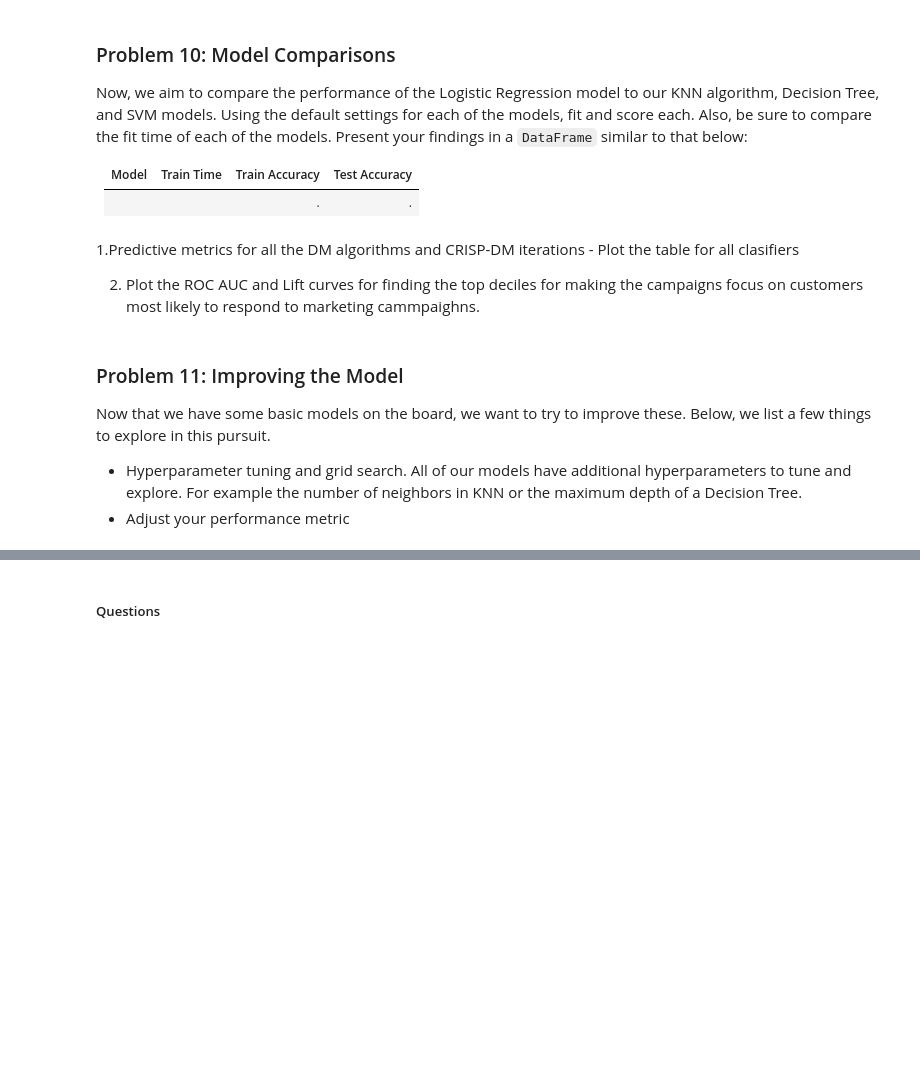
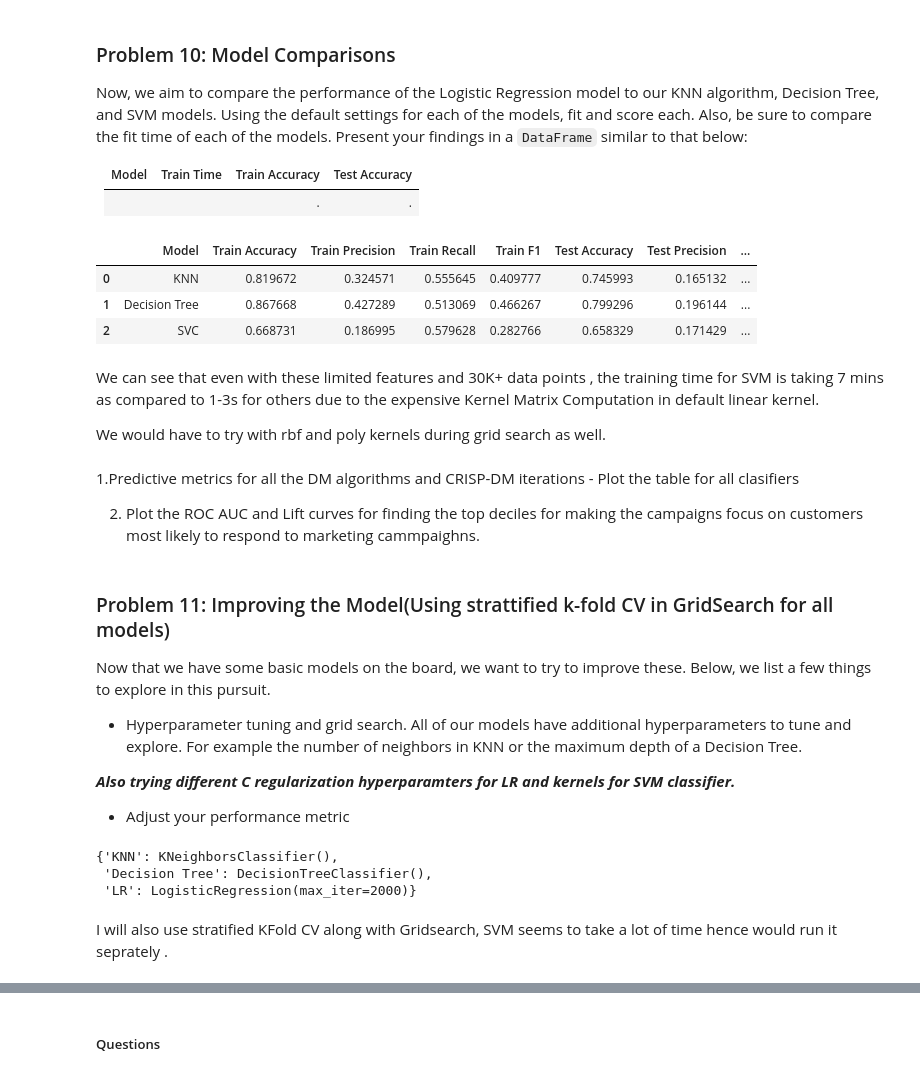
Before and after one commit to Subroy1/MSAI_AllPracticeModules, a Jupyter notebook: Module 17/prompt_III_Assignment17_1.ipynb, the cells around one changed output, grey strips where cells are left out. Saved outputs shown, nothing was run; the diff lists cells and outputs as text; code cells hidden in the pictures; blank space fills up the shorter version.

```diff
--- a/Module 17/prompt_III_Assignment17_1.ipynb
+++ b/Module 17/prompt_III_Assignment17_1.ipynb
@@ -619,3 +734,10 @@ Now, we aim to compare the performance of the Logistic Regression model to our K
 | Model | Train Time | Train Accuracy | Test Accuracy |
 | ----- | ---------- | -------------  | -----------   |
 |     |    |.     |.     |
+# %%
+from timeit import default_timer as timer
+models = {
+    'KNN': KNeighborsClassifier(),
+    'Decision Tree': DecisionTreeClassifier(),
+    'SVC': SVC()
+}
@@ -622,12 +789,43 @@ Now, we aim to compare the performance of the Logistic Regression model to our K
+# %%
+results_df = pd.DataFrame(results)
+results_df.sort_values(by="Test F1", ascending=False)
+results_df
+# %% [output]
+|  | Model | Train Accuracy | Train Precision | Train Recall | Train F1 | Test Accuracy | Test Precision | ... |
+| 0 | KNN | 0.819672 | 0.324571 | 0.555645 | 0.409777 | 0.745993 | 0.165132 | ... |
+| 1 | Decision Tree | 0.867668 | 0.427289 | 0.513069 | 0.466267 | 0.799296 | 0.196144 | ... |
+| 2 | SVC | 0.668731 | 0.186995 | 0.579628 | 0.282766 | 0.658329 | 0.171429 | ... |
+# %% [markdown]
+We can see that even with these limited features and 30K+ data points , the training time for SVM is taking 7 mins as compared to 1-3s for others due to the expensive
+Kernel Matrix Computation  in default linear kernel.
+
+We would have to try with rbf and poly kernels during grid search as well.
 # %% [markdown]
 1.Predictive metrics for all the DM algorithms and CRISP-DM iterations - Plot the table for all clasifiers
 
 2. Plot the ROC AUC and Lift curves for finding the top deciles for making the campaigns focus on customers most likely to respond to marketing cammpaighns.
 # %% [markdown]
-### Problem 11: Improving the Model
+### Problem 11: Improving the Model(Using strattified k-fold CV in GridSearch for all models)
+
 
 Now that we have some basic models on the board, we want to try to improve these.  Below, we list a few things to explore in this pursuit.
 
 
 - Hyperparameter tuning and grid search.  All of our models have additional hyperparameters to tune and explore.  For example the number of neighbors in KNN or the maximum depth of a Decision Tree.
+
+***Also trying different C regularization hyperparamters for LR and kernels for SVM classifier.***
+
 - Adjust your performance metric
+# %%
+models
+#add one line for 'LR' : LogisticRegression(max_iter=2000)
+models['LR'] = LogisticRegression(max_iter=2000)
+# Remove SVM as it is slow , would run it separately
+models.pop('SVC')
+models
+# %% [output]
+{'KNN': KNeighborsClassifier(),
+ 'Decision Tree': DecisionTreeClassifier(),
+ 'LR': LogisticRegression(max_iter=2000)}
+# %% [markdown]
+I will also use stratified KFold CV along with Gridsearch, SVM seems to take a lot of time hence would run it seprately .
```
Also changed, not shown: parts of 23 cells of this notebook.
